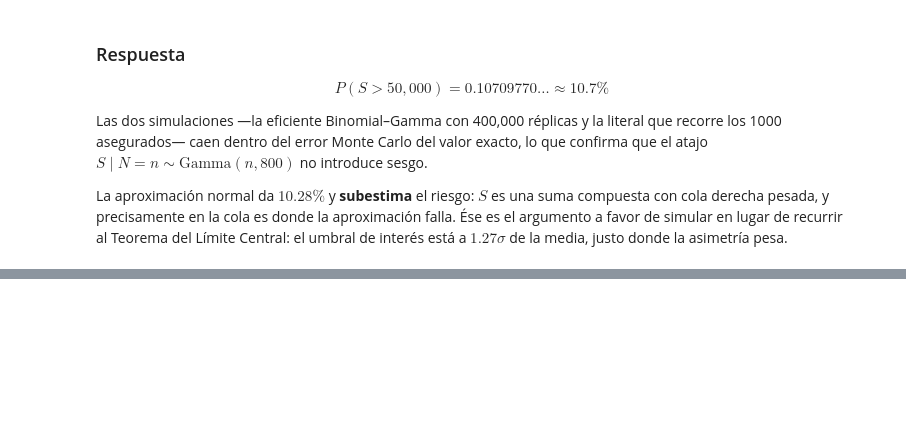
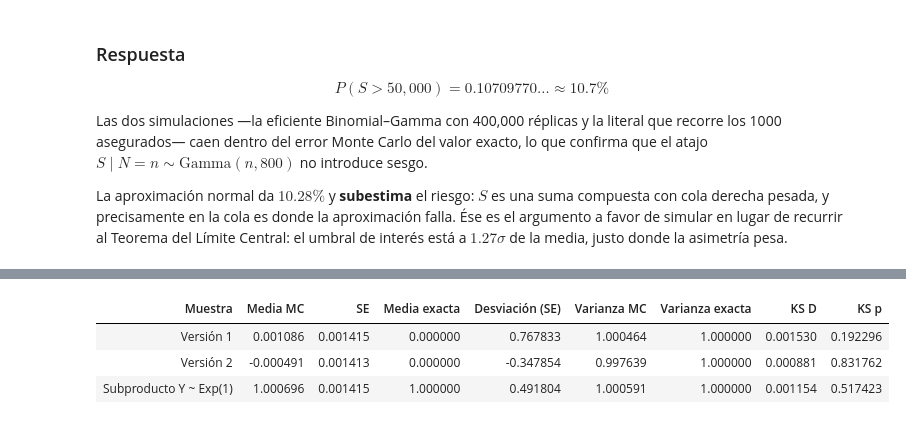
Before and after one commit to fabianpradod/mod-practica2, a Jupyter notebook: Practica_2_Generacion_de_Variables_Aleatorias_Continuas.ipynb, the cells around one changed output, grey strips where cells are left out. Cells and saved outputs as stored; diff of their text form; code cells hidden in the pictures; blank space fills up the shorter version.

```diff
--- a/Practica_2_Generacion_de_Variables_Aleatorias_Continuas.ipynb
+++ b/Practica_2_Generacion_de_Variables_Aleatorias_Continuas.ipynb
@@ -434,0 +450,92 @@ La aproximación normal da $10.28\%$ y **subestima** el riesgo: $S$ es una suma
+# %%
+C5 = math.sqrt(2 * math.e / math.pi)          # constante de rechazo
+assert abs(C5 - 1.3154892) < 1e-6
+
+
+def _consumidas(acepta, k):
+    """Propuestas realmente gastadas hasta lograr k aceptaciones dentro del bloque."""
+    return int(np.flatnonzero(acepta)[k - 1]) + 1 if k else 0
+
+
+def normal_rechazo_v1(n):
+    """Versión 1: Exp(1) + uniforme de aceptación. Devuelve Z y las propuestas gastadas."""
+    z = np.empty(n)
+    llenos, propuestas = 0, 0
+    while llenos < n:
+        m = int((n - llenos) * C5 * 1.2) + 16
+        Y = rng.exponential(1.0, m)                 # Paso 1
+        U = rng.random(m)                           # Paso 2
+        acepta = U <= np.exp(-((Y - 1) ** 2) / 2)   # Paso 3
+        k = min(n - llenos, np.count_nonzero(acepta))
+        propuestas += _consumidas(acepta, k)        # sólo lo usado, no el bloque entero
+        X = Y[acepta][:k]
+        signo = np.where(rng.random(k) <= 0.5, 1.0, -1.0)
+        z[llenos:llenos + k] = signo * X
+        llenos += k
+    return z, propuestas
+
+
+def normal_rechazo_v2(n):
+    """Versión 2: dos exponenciales; el excedente es una Exp(1) independiente."""
+    z = np.empty(n)
+    extra = np.empty(n)
+    llenos, propuestas = 0, 0
+    while llenos < n:
+        m = int((n - llenos) * C5 * 1.2) + 16
+        Y1 = rng.exponential(1.0, m)                # Paso 1
+        Y2 = rng.exponential(1.0, m)                # Paso 2
+        W = Y2 - (Y1 - 1) ** 2 / 2                  # Paso 3
+        acepta = W > 0
+        k = min(n - llenos, np.count_nonzero(acepta))
+        propuestas += _consumidas(acepta, k)
+        Y1a, Wa = Y1[acepta][:k], W[acepta][:k]
+        signo = np.where(rng.random(k) <= 0.5, 1.0, -1.0)   # Paso 4
+        z[llenos:llenos + k] = signo * Y1a
+        extra[llenos:llenos + k] = Wa
+        llenos += k
+    return z, extra, propuestas
+
+N5 = 500_000
+Z5_v1, prop_v1 = normal_rechazo_v1(N5)
+Z5, Y5_extra, prop_v2 = normal_rechazo_v2(N5)
+
+# --- Costo: propuestas (iteraciones) por normal aceptada ----------------------
+it_v1, it_v2 = prop_v1 / N5, prop_v2 / N5
+costo5 = pd.DataFrame([
+    {"Versión": "1 — Exp(1) + U", "Iteraciones/normal MC": it_v1, "Iteraciones exactas": C5,
+     "Aceptación MC": 1 / it_v1, "Aceptación exacta": 1 / C5,
+     "Exponenciales netas MC": it_v1, "Exponenciales netas exactas": C5},
+    {"Versión": "2 — dos Exp(1)", "Iteraciones/normal MC": it_v2, "Iteraciones exactas": C5,
+     "Aceptación MC": 1 / it_v2, "Aceptación exacta": 1 / C5,
+     "Exponenciales netas MC": 2 * it_v2 - 1, "Exponenciales netas exactas": 2 * C5 - 1},
+])
+display(tabla(costo5, 5))
+assert np.all(np.abs(costo5["Iteraciones/normal MC"] - C5) < 0.01)
+
+# --- La normal generada es efectivamente N(0,1) ------------------------------
+filas = []
+for nombre, Z in [("Versión 1", Z5_v1), ("Versión 2", Z5)]:
+    m, s = Z.mean(), se_media(Z)
+    ks = stats.kstest(Z, "norm")
+    filas.append({"Muestra": nombre, "Media MC": m, "SE": s, "Media exacta": 0.0,
+                  "Desviación (SE)": z_desviacion(m, 0.0, s),
+                  "Varianza MC": Z.var(ddof=1), "Varianza exacta": 1.0,
+                  "KS D": ks.statistic, "KS p": ks.pvalue})
+
+# --- El excedente es Exp(1) e independiente de Z -----------------------------
+ks_exp = stats.kstest(Y5_extra, "expon")
+filas.append({"Muestra": "Subproducto Y ~ Exp(1)", "Media MC": Y5_extra.mean(),
+              "SE": se_media(Y5_extra), "Media exacta": 1.0,
+              "Desviación (SE)": z_desviacion(Y5_extra.mean(), 1.0, se_media(Y5_extra)),
+              "Varianza MC": Y5_extra.var(ddof=1), "Varianza exacta": 1.0,
+              "KS D": ks_exp.statistic, "KS p": ks_exp.pvalue})
+res5 = pd.DataFrame(filas)
+display(tabla(res5, 6))
+assert np.all(res5["KS p"] > 0.01)
+
+corr_zy = np.corrcoef(Z5, Y5_extra)[0, 1]
+corr_ay = np.corrcoef(np.abs(Z5), Y5_extra)[0, 1]
+se_corr = 1 / math.sqrt(N5)
+print(f"corr(Z, Y)   = {corr_zy:+.6f}   ({corr_zy/se_corr:+.2f} SE de 0)")
+print(f"corr(|Z|, Y) = {corr_ay:+.6f}   ({corr_ay/se_corr:+.2f} SE de 0)")
+# %% [output]
@@ -434,0 +545,4 @@ La aproximación normal da $10.28\%$ y **subestima** el riesgo: $S$ es una suma
+| Muestra | Media MC | SE | Media exacta | Desviación (SE) | Varianza MC | Varianza exacta | KS D | KS p |
+| Versión 1 | 0.001086 | 0.001415 | 0.000000 | 0.767833 | 1.000464 | 1.000000 | 0.001530 | 0.192296 |
+| Versión 2 | -0.000491 | 0.001413 | 0.000000 | -0.347854 | 0.997639 | 1.000000 | 0.000881 | 0.831762 |
+| Subproducto Y ~ Exp(1) | 1.000696 | 0.001415 | 1.000000 | 0.491804 | 1.000591 | 1.000000 | 0.001154 | 0.517423 |
```
Also changed, not shown: parts of 4 cells of this notebook.
